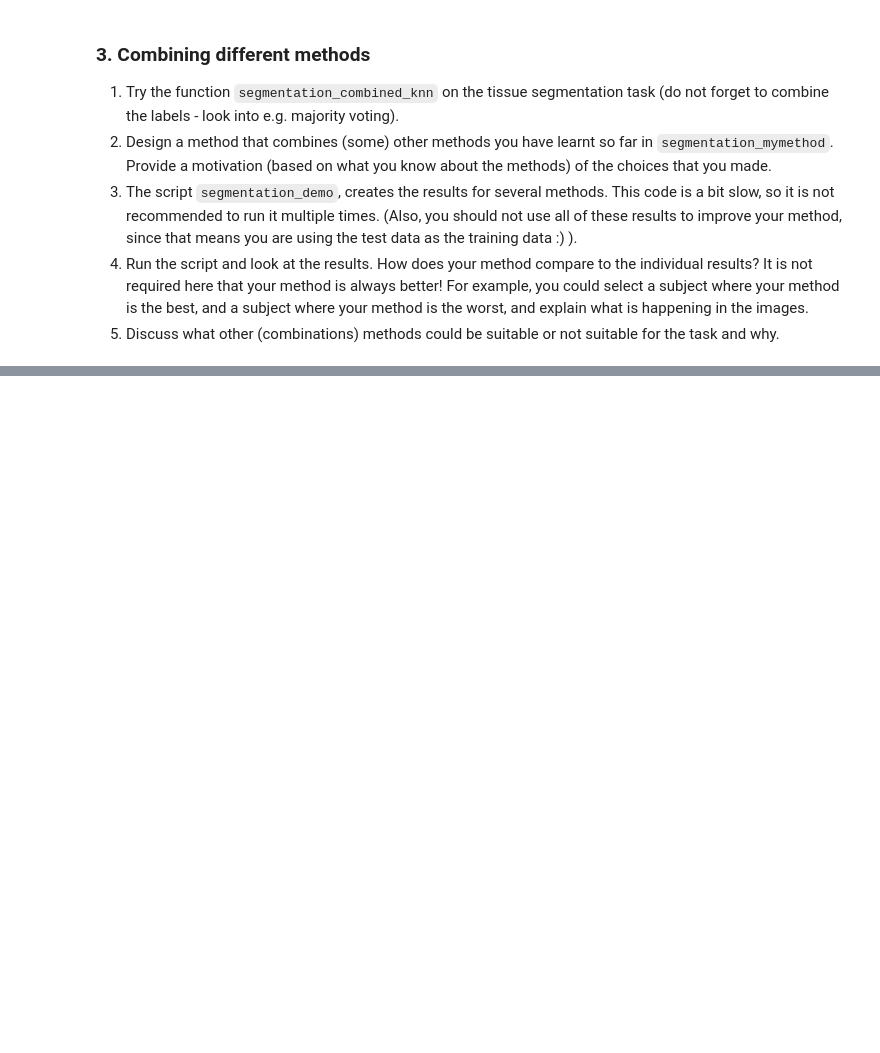
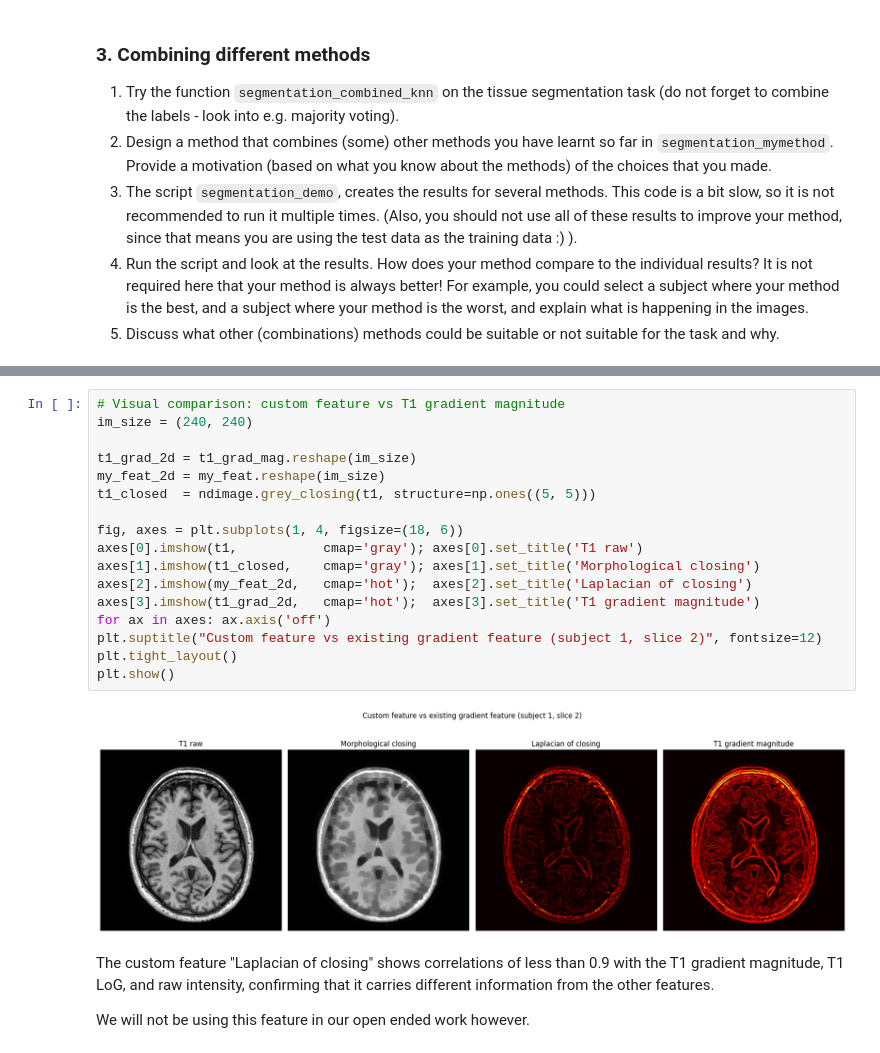
Before and after one commit to aukjewakkerman/MIA-group-23, a Jupyter notebook: Segmentation/reader/2.6_segmentation_project.ipynb, the cells around one changed output, grey strips where cells are left out. Cells and saved outputs as stored; diff of their text form; blank space fills up the shorter version.

```diff
--- a/Segmentation/reader/2.6_segmentation_project.ipynb
+++ b/Segmentation/reader/2.6_segmentation_project.ipynb
@@ -189,0 +215,23 @@ It is recommended to get feedback on your research question from the teaching as
+# %%
+# Visual comparison: custom feature vs T1 gradient magnitude
+im_size = (240, 240)
+
+t1_grad_2d = t1_grad_mag.reshape(im_size)
+my_feat_2d = my_feat.reshape(im_size)
+t1_closed  = ndimage.grey_closing(t1, structure=np.ones((5, 5)))
+
+fig, axes = plt.subplots(1, 4, figsize=(18, 6))
+axes[0].imshow(t1,           cmap='gray'); axes[0].set_title('T1 raw')
+axes[1].imshow(t1_closed,    cmap='gray'); axes[1].set_title('Morphological closing')
+axes[2].imshow(my_feat_2d,   cmap='hot');  axes[2].set_title('Laplacian of closing')
+axes[3].imshow(t1_grad_2d,   cmap='hot');  axes[3].set_title('T1 gradient magnitude')
+for ax in axes: ax.axis('off')
+plt.suptitle("Custom feature vs existing gradient feature (subject 1, slice 2)", fontsize=12)
+plt.tight_layout()
+plt.show()
+# %% [output]
+[figure, added]
+# %% [markdown]
+The custom feature "Laplacian of closing" shows correlations of less than 0.9 with the T1 gradient magnitude, T1 LoG, and raw intensity, confirming that it carries different information from the other features.
+
+We will not be using this feature in our open ended work however.
```
Also changed, not shown: parts of 19 cells of this notebook, 3 other files.
